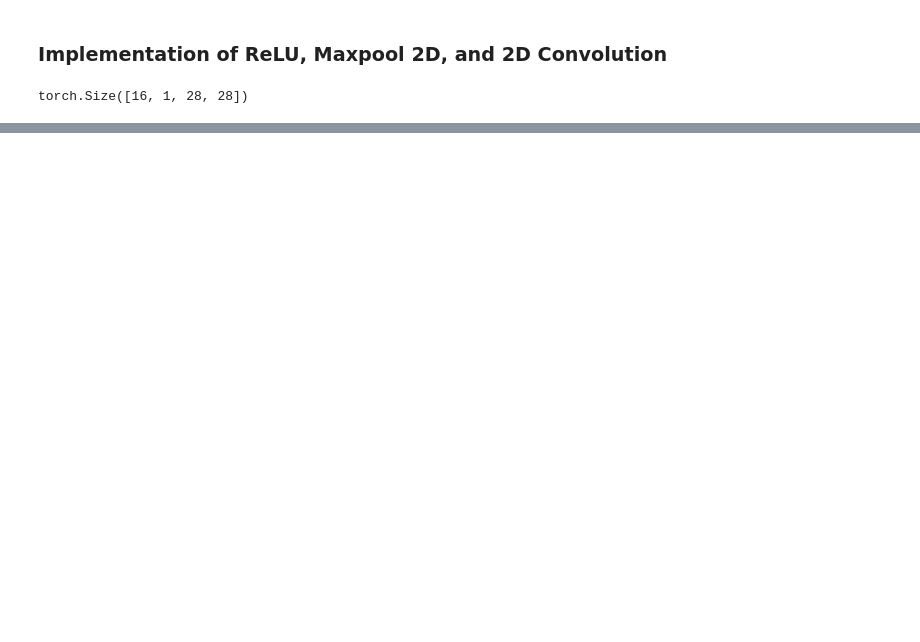
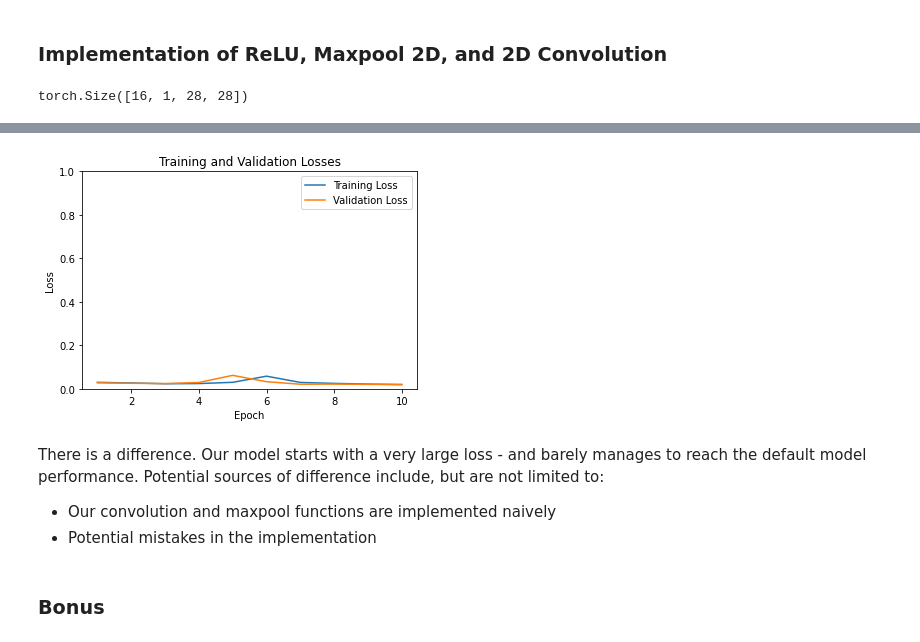
Before and after one commit to jselic/su-23-24-asm7, a Jupyter notebook: Assignment 7-8.ipynb, the cells around one changed output, grey strips where cells are left out. Cells and saved outputs as stored; diff of their text form; code cells hidden in the pictures; blank space fills up the shorter version.

```diff
--- a/Assignment 7-8.ipynb
+++ b/Assignment 7-8.ipynb
@@ -102,0 +397,2 @@ torch.Size([16, 16, 26, 26])
+# %%
+pytorch_final_model, PY_training_loss, PY_validation_loss = fit(pytorch_model,TRAIN,VALID,epochs=10)
@@ -102,0 +405,19 @@ torch.Size([16, 16, 26, 26])
+# %%
+epochs = range(1, len(PY_training_loss) + 1)
+
+plt.plot(epochs, PY_training_loss, label='Training Loss')
+plt.plot(epochs, PY_validation_loss, label='Validation Loss')
+plt.title('Training and Validation Losses')
+plt.xlabel('Epoch')
+plt.ylabel('Loss')
+plt.ylim(0, 1)
+plt.legend()
+plt.show()
+# %% [output]
+[figure, added]
+# %% [markdown]
+There is a difference. Our model starts with a very large loss - and barely manages to reach the default model performance. Potential sources of difference include, but are not limited to:
+- Our convolution and maxpool functions are implemented naively
+- Potential mistakes in the implementation
+# %% [markdown]
+### Bonus
```
Also changed, not shown: parts of 58 cells of this notebook.
